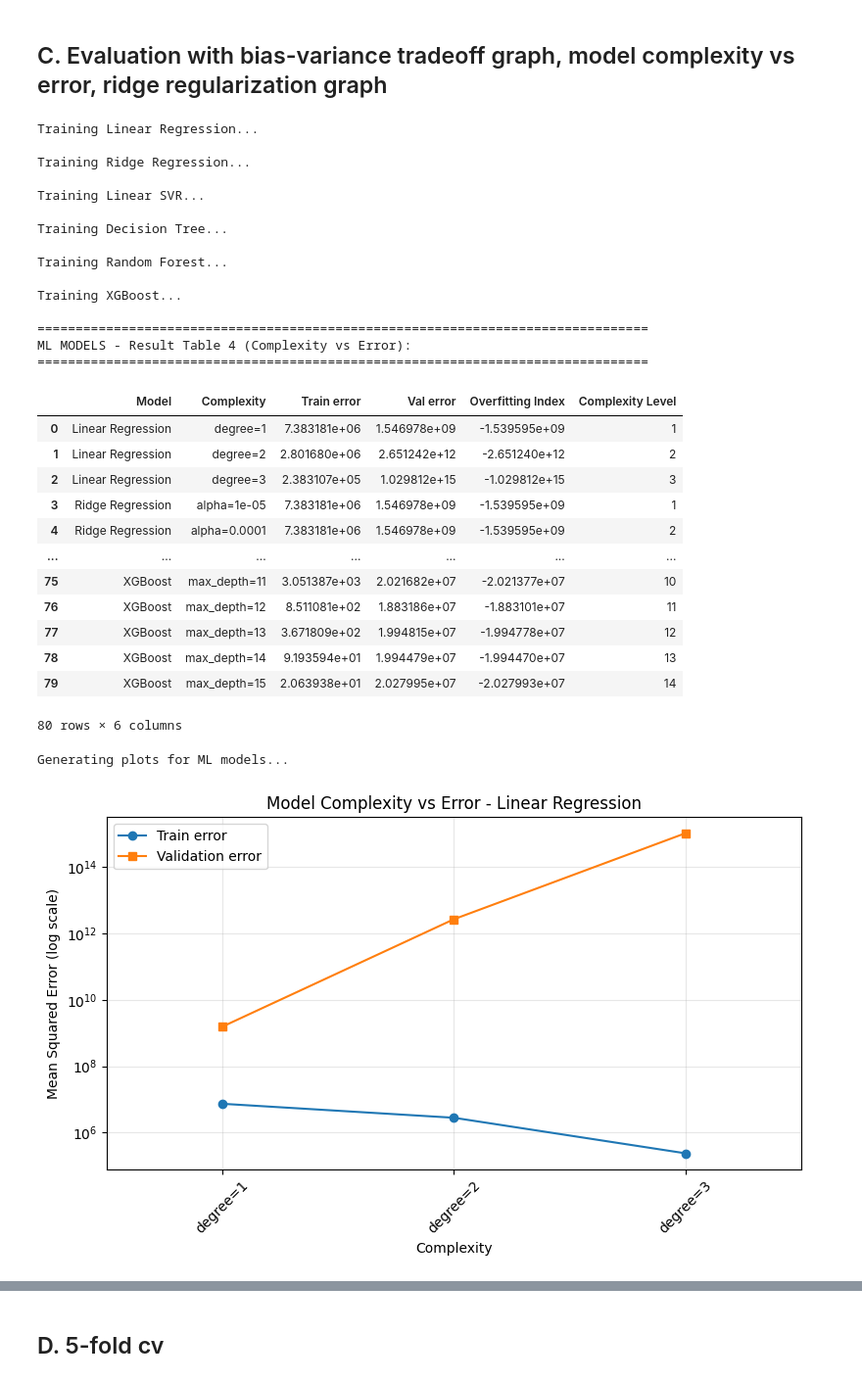
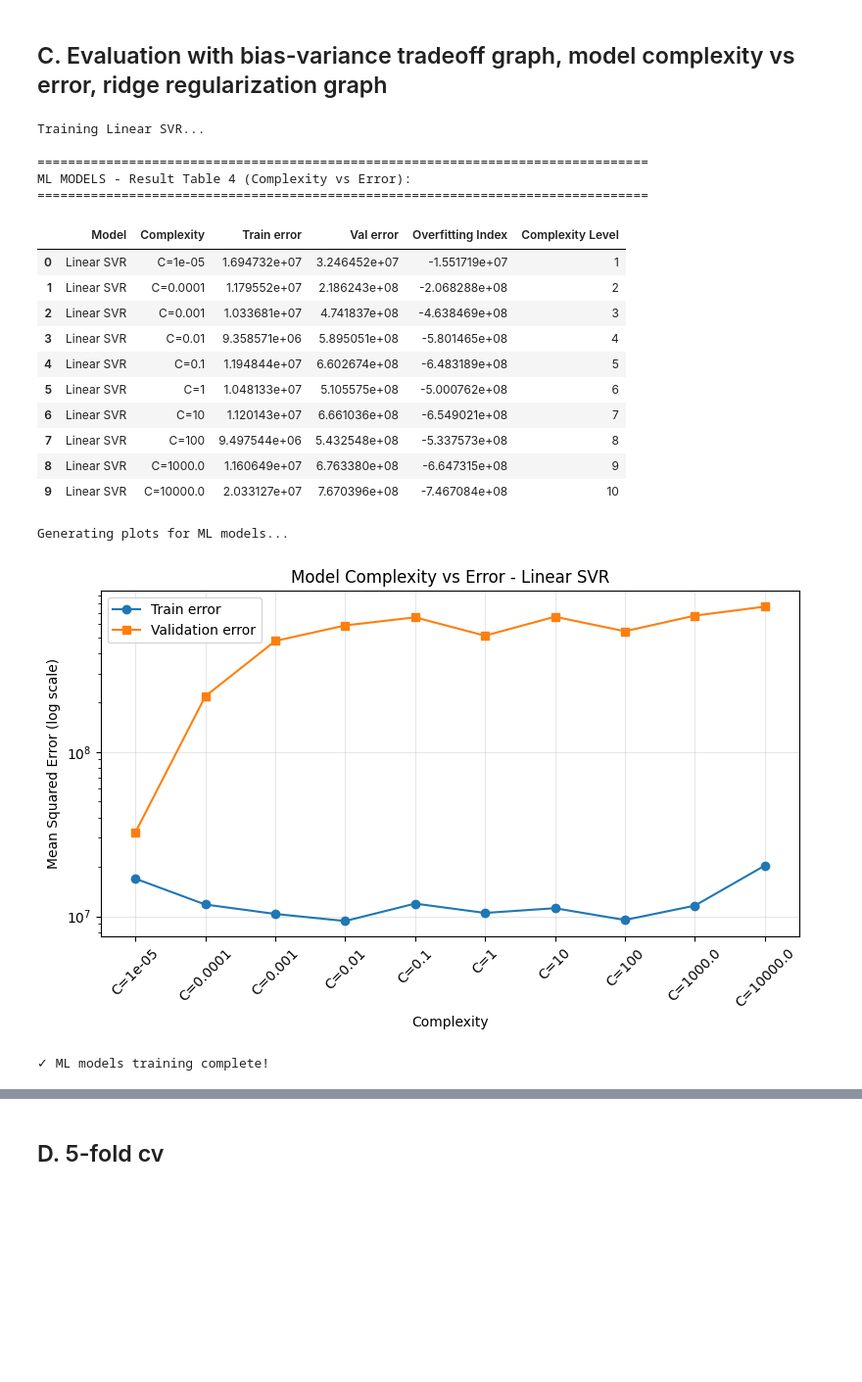
Before and after one commit to ocx-1129/ml_assignment, a Jupyter notebook: newEnergyPredMain.ipynb, the cells around one changed output, grey strips where cells are left out. Shown at 98% size. Drawn from its saved outputs; the diff is of its cells as text; code cells hidden in the pictures; blank space fills up the shorter version.

```diff
--- a/newEnergyPredMain.ipynb
+++ b/newEnergyPredMain.ipynb
@@ -1202,12 +1202,13 @@ from sklearn.preprocessing import PolynomialFeatures
 
 
 ml_model_configs = {
-    "Linear Regression": {"degree": list(range(1, 4))},
-    "Ridge Regression": {"alpha": [1e-5, 1e-4, 1e-3, 1e-2, 1e-1, 1, 10, 50, 100]},
-    "Linear SVR": {"C": [0.0001, 0.001, 0.01, 0.1, 1, 10, 50, 100]},
-    "Decision Tree": {"max_depth": list(range(1, 13)) + [15, 20, None]},
-    "Random Forest": {"max_depth": list(range(1, 31)) + [None]},
-    "XGBoost": {"max_depth": list(range(2, 16))}
+    # "Linear Regression": {"degree": list(range(1, 4))},
+    # "Ridge Regression": {"alpha": [1e-5, 1e-4, 1e-3, 1e-2, 1e-1, 1, 10, 50, 100]},
+    "Linear SVR": {
+    "C": [1e-5, 1e-4, 1e-3, 1e-2, 1e-1, 1, 10, 100, 1e3, 1e4]}
+    # "Decision Tree": {"max_depth": list(range(1, 13)) + [15, 20, None]},
+    # "Random Forest": {"max_depth": list(range(1, 31)) + [None]},
+    # "XGBoost": {"max_depth": list(range(2, 16))}
 }
 
 ml_complexity_rows = []
@@ -1282,54 +1283,43 @@ print("\n" + "="*80)
 print("ML MODELS - Result Table 4 (Complexity vs Error):")
 print("="*80)
 display(ml_cm_df)
 
 # Plot ML results
 print("\nGenerating plots for ML models...")
 for model in ml_cm_df["Model"].unique():
     temp = ml_cm_df[ml_cm_df["Model"] == model]
     plt.figure(figsize=(8,5))
     plt.plot(temp["Complexity Level"], temp["Train error"], marker='o', linestyle='-', label='Train error')
     plt.plot(temp["Complexity Level"], temp["Val error"], marker='s', linestyle='-', label='Validation error')
     plt.xticks(temp["Complexity Level"], temp["Complexity"], rotation=45)
     plt.xlim(0.5, temp["Complexity Level"].max() + 0.5)
     plt.yscale('log')
     plt.title(f"Model Complexity vs Error - {model}")
     plt.xlabel("Complexity")
     plt.ylabel("Mean Squared Error (log scale)")
     plt.legend()
     plt.grid(True, alpha=0.3)
     plt.tight_layout()
     plt.show()
 
 print("\n✓ ML models training complete!")
 # %% [output]
-Training Linear Regression...
-
-Training Ridge Regression...
-
 Training Linear SVR...
-
-Training Decision Tree...
-
-Training Random Forest...
-
-Training XGBoost...
 
 ================================================================================
 ML MODELS - Result Table 4 (Complexity vs Error):
 ================================================================================
 |  | Model | Complexity | Train error | Val error | Overfitting Index | Complexity Level |
-| 0 | Linear Regression | degree=1 | 7.383181e+06 | 1.546978e+09 | -1.539595e+09 | 1 |
-| 1 | Linear Regression | degree=2 | 2.801680e+06 | 2.651242e+12 | -2.651240e+12 | 2 |
-| 2 | Linear Regression | degree=3 | 2.383107e+05 | 1.029812e+15 | -1.029812e+15 | 3 |
-| 3 | Ridge Regression | alpha=1e-05 | 7.383181e+06 | 1.546978e+09 | -1.539595e+09 | 1 |
-| 4 | Ridge Regression | alpha=0.0001 | 7.383181e+06 | 1.546978e+09 | -1.539595e+09 | 2 |
-| ... | ... | ... | ... | ... | ... | ... |
-| 75 | XGBoost | max_depth=11 | 3.051387e+03 | 2.021682e+07 | -2.021377e+07 | 10 |
-| 76 | XGBoost | max_depth=12 | 8.511081e+02 | 1.883186e+07 | -1.883101e+07 | 11 |
-| 77 | XGBoost | max_depth=13 | 3.671809e+02 | 1.994815e+07 | -1.994778e+07 | 12 |
-| 78 | XGBoost | max_depth=14 | 9.193594e+01 | 1.994479e+07 | -1.994470e+07 | 13 |
-| 79 | XGBoost | max_depth=15 | 2.063938e+01 | 2.027995e+07 | -2.027993e+07 | 14 |
+| 0 | Linear SVR | C=1e-05 | 1.694732e+07 | 3.246452e+07 | -1.551719e+07 | 1 |
+| 1 | Linear SVR | C=0.0001 | 1.179552e+07 | 2.186243e+08 | -2.068288e+08 | 2 |
+| 2 | Linear SVR | C=0.001 | 1.033681e+07 | 4.741837e+08 | -4.638469e+08 | 3 |
+| 3 | Linear SVR | C=0.01 | 9.358571e+06 | 5.895051e+08 | -5.801465e+08 | 4 |
+| 4 | Linear SVR | C=0.1 | 1.194844e+07 | 6.602674e+08 | -6.483189e+08 | 5 |
+| 5 | Linear SVR | C=1 | 1.048133e+07 | 5.105575e+08 | -5.000762e+08 | 6 |
+| 6 | Linear SVR | C=10 | 1.120143e+07 | 6.661036e+08 | -6.549021e+08 | 7 |
+| 7 | Linear SVR | C=100 | 9.497544e+06 | 5.432548e+08 | -5.337573e+08 | 8 |
+| 8 | Linear SVR | C=1000.0 | 1.160649e+07 | 6.763380e+08 | -6.647315e+08 | 9 |
+| 9 | Linear SVR | C=10000.0 | 2.033127e+07 | 7.670396e+08 | -7.467084e+08 | 10 |
-80 rows × 6 columns
+Generating plots for ML models...
+[figure, new version]
-Generating plots for ML models...
+✓ ML models training complete!
-[figure, old version]
```
Also changed, not shown: parts of 2 cells of this notebook.
